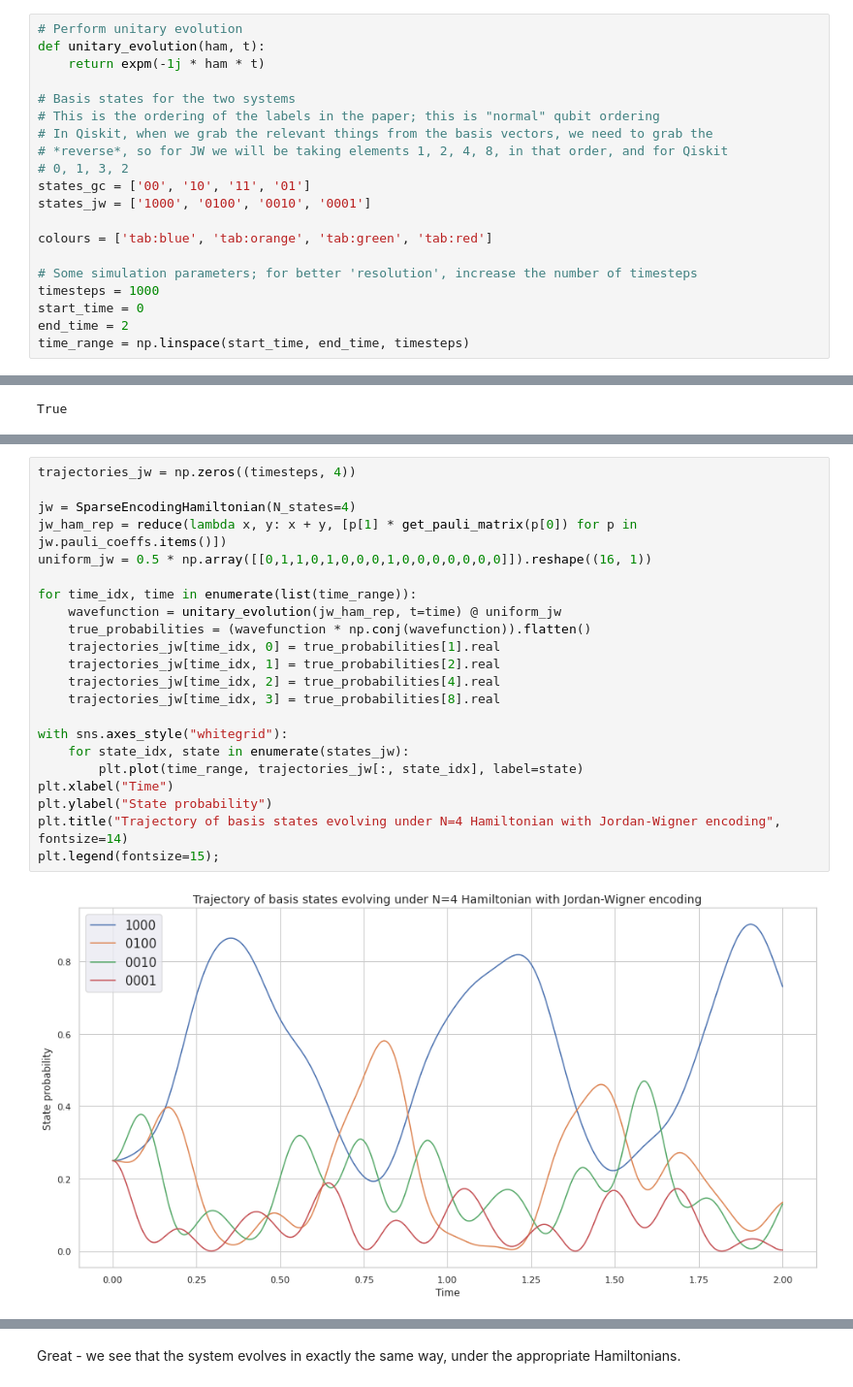
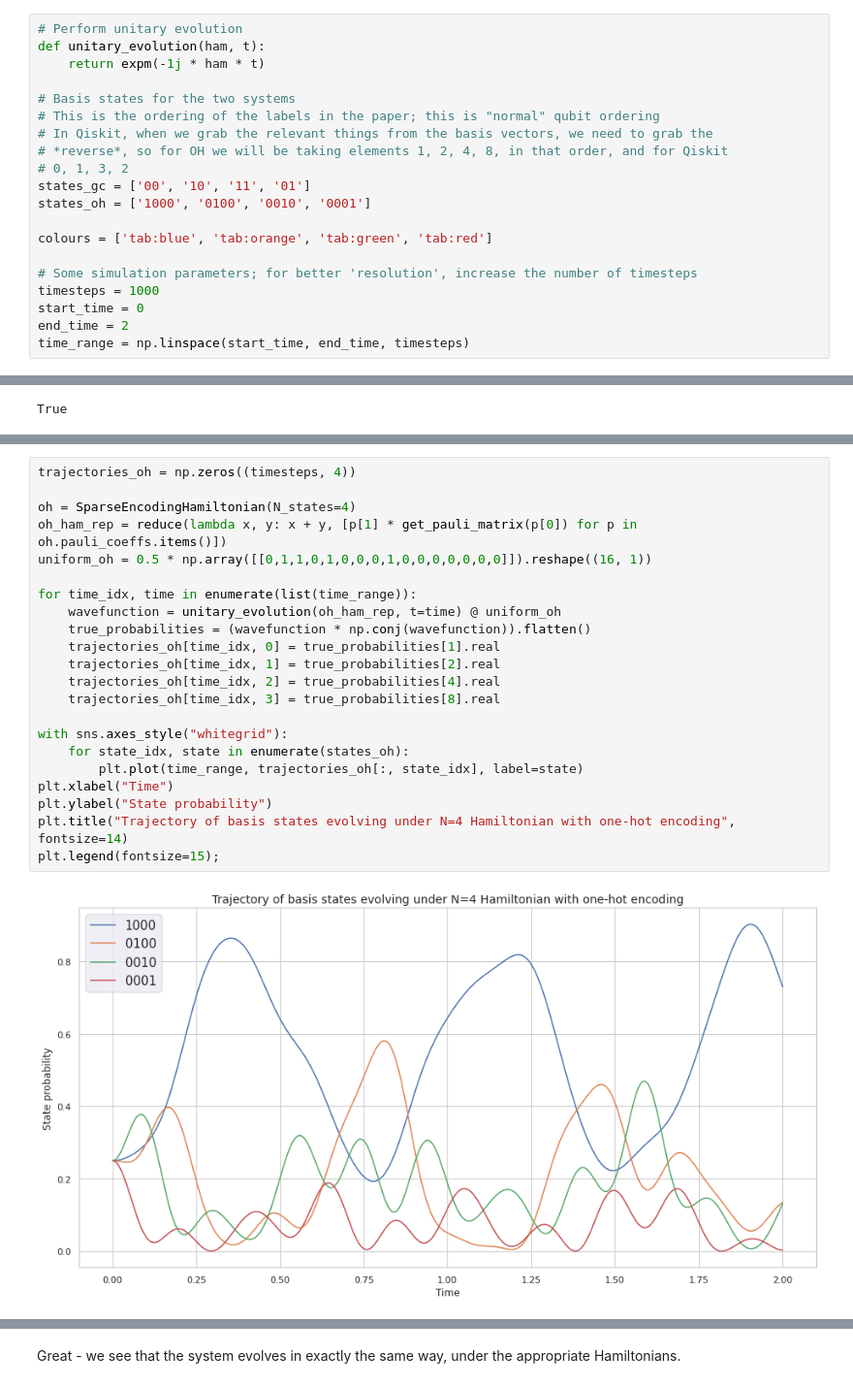
Before and after one commit to glassnotes/GrayCode-QubitEncoding, a Jupyter notebook: notebooks/Time-Evolution-SV.ipynb, the cells around one changed output, grey strips where cells are left out. Shown at 97% size. Saved outputs shown, nothing was run; the diff lists cells and outputs as text.

```diff
--- a/notebooks/Time-Evolution-SV.ipynb
+++ b/notebooks/Time-Evolution-SV.ipynb
@@ -61,10 +61,10 @@ def unitary_evolution(ham, t):
 # Basis states for the two systems
 # This is the ordering of the labels in the paper; this is "normal" qubit ordering
 # In Qiskit, when we grab the relevant things from the basis vectors, we need to grab the
-# *reverse*, so for JW we will be taking elements 1, 2, 4, 8, in that order, and for Qiskit
+# *reverse*, so for OH we will be taking elements 1, 2, 4, 8, in that order, and for Qiskit
 # 0, 1, 3, 2
 states_gc = ['00', '10', '11', '01']
-states_jw = ['1000', '0100', '0010', '0001']
+states_oh = ['1000', '0100', '0010', '0001']
 
 colours = ['tab:blue', 'tab:orange', 'tab:green', 'tab:red']
 
@@ -114,26 +114,26 @@ Now let's do the same for Jordan-Wigner. This one takes a little longer since th
 # %%
-trajectories_jw = np.zeros((timesteps, 4))
+trajectories_oh = np.zeros((timesteps, 4))
 
-jw = SparseEncodingHamiltonian(N_states=4)
-jw_ham_rep = reduce(lambda x, y: x + y, [p[1] * get_pauli_matrix(p[0]) for p in jw.pauli_coeffs.items()])
-uniform_jw = 0.5 * np.array([[0,1,1,0,1,0,0,0,1,0,0,0,0,0,0,0]]).reshape((16, 1))
+oh = SparseEncodingHamiltonian(N_states=4)
+oh_ham_rep = reduce(lambda x, y: x + y, [p[1] * get_pauli_matrix(p[0]) for p in oh.pauli_coeffs.items()])
+uniform_oh = 0.5 * np.array([[0,1,1,0,1,0,0,0,1,0,0,0,0,0,0,0]]).reshape((16, 1))
 
 for time_idx, time in enumerate(list(time_range)):
-    wavefunction = unitary_evolution(jw_ham_rep, t=time) @ uniform_jw
+    wavefunction = unitary_evolution(oh_ham_rep, t=time) @ uniform_oh
     true_probabilities = (wavefunction * np.conj(wavefunction)).flatten()
-    trajectories_jw[time_idx, 0] = true_probabilities[1].real
-    trajectories_jw[time_idx, 1] = true_probabilities[2].real
-    trajectories_jw[time_idx, 2] = true_probabilities[4].real
-    trajectories_jw[time_idx, 3] = true_probabilities[8].real
+    trajectories_oh[time_idx, 0] = true_probabilities[1].real
+    trajectories_oh[time_idx, 1] = true_probabilities[2].real
+    trajectories_oh[time_idx, 2] = true_probabilities[4].real
+    trajectories_oh[time_idx, 3] = true_probabilities[8].real
 
 with sns.axes_style("whitegrid"):
-    for state_idx, state in enumerate(states_jw):
-        plt.plot(time_range, trajectories_jw[:, state_idx], label=state)
+    for state_idx, state in enumerate(states_oh):
+        plt.plot(time_range, trajectories_oh[:, state_idx], label=state)
 plt.xlabel("Time")
 plt.ylabel("State probability")
-plt.title("Trajectory of basis states evolving under N=4 Hamiltonian with Jordan-Wigner encoding", fontsize=14)
+plt.title("Trajectory of basis states evolving under N=4 Hamiltonian with one-hot encoding", fontsize=14)
 plt.legend(fontsize=15);
 # %% [output]
-[figure, old version]
+[figure, new version]
 # %%
 # Check that all probabilities sum to 1 at each time step
```
Also changed, not shown: parts of 20 cells of this notebook, 1 other file.
